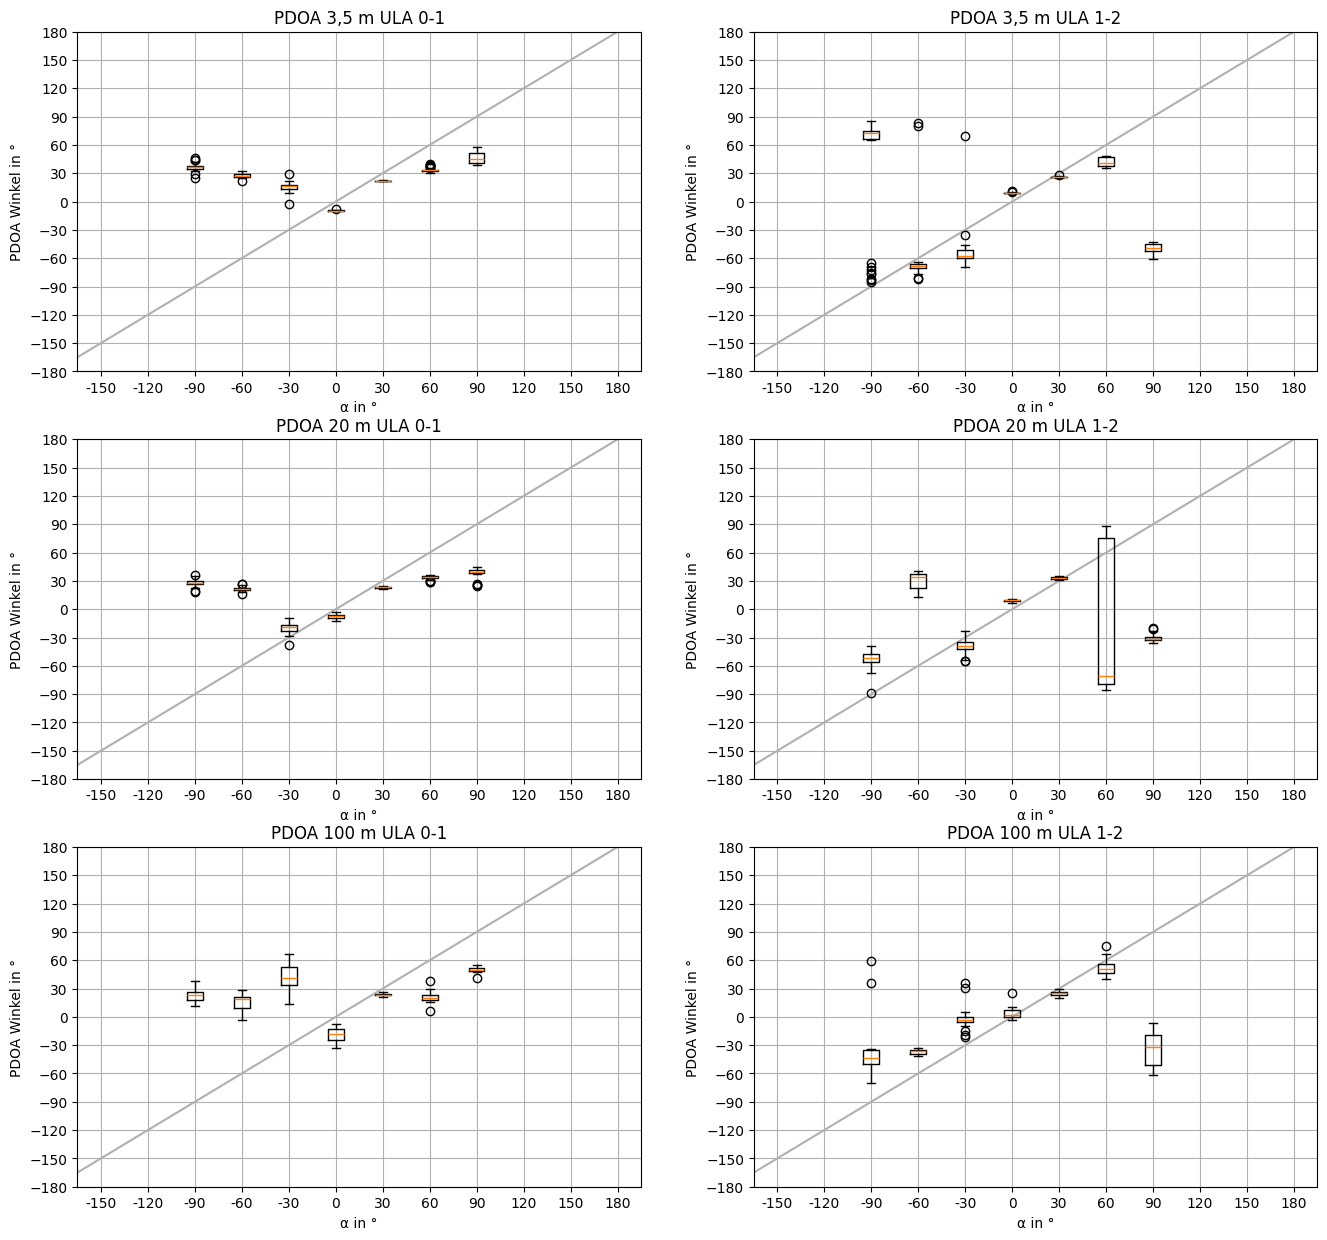
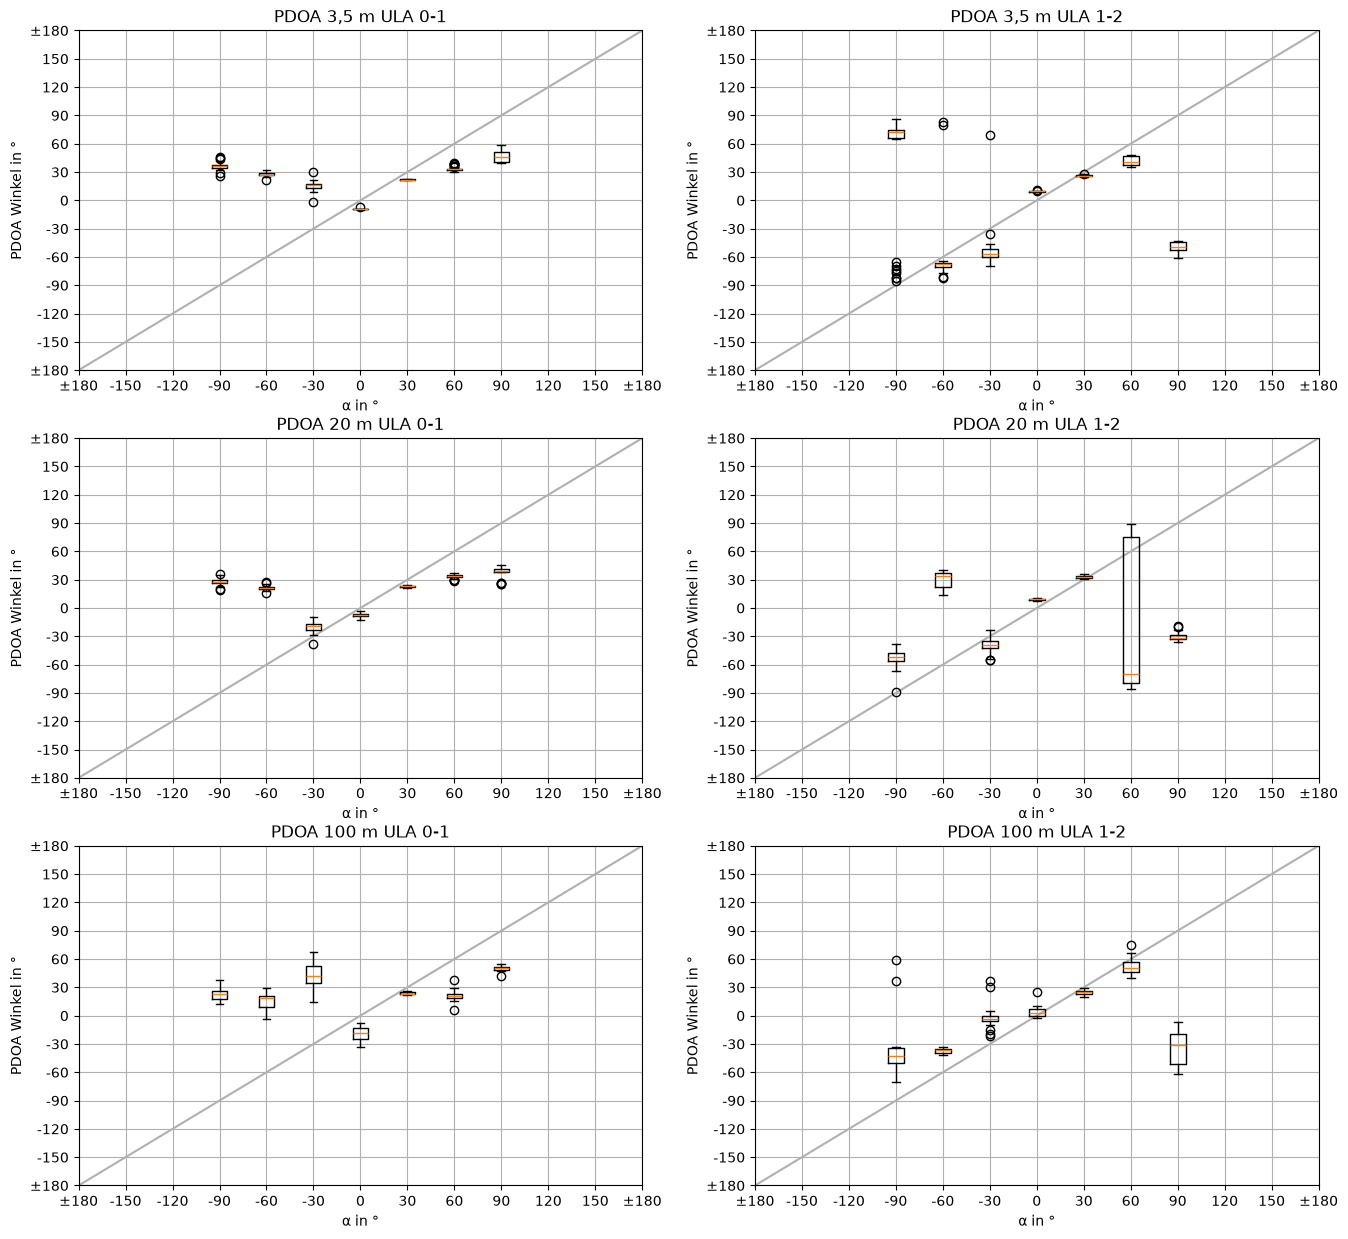
Unified diff of the notebook cell whose output changed from the first chart to the second:
--- before
+++ after
@@ -9,13 +9,12 @@
 uca_fig, uca_axs  = subplots(nrows=3)
 
+#
 for ax in list(ula_axs.flatten()) + list(uca_axs.flatten()):
-    ax: Axes
     ax.set_xlabel("α in °")
-    make_y_angle(ax, angles180)
+    ax.set_ylabel(f"PDOA Winkel in °")
+    ax.grid(True, which="major", axis="both")
     ax.plot(angles180, angles180, color='#b0b0b0')
-    ax.grid(True, which="major", axis="both")
-    ax.set_ylabel(f"PDOA Winkel in °")
 
-def boxplot_pdoa(ax: Axes, scenario: Scenario, column: str, mask=None, **kwargs):
+def boxplot_pdoa(ax: Axes, scenario: Scenario, column: str, mask=None, alpha_shift = 0, **kwargs):
     if 'title' in kwargs:
         ax.set_title(kwargs['title'])
@@ -26,14 +25,14 @@
         series = series.loc[series.index.isin(mask)]
 
-    alphas = series.index.unique()
-    batches = []
-    batch_stats = []
+    # Von den Datenpunkten den Median abziehen, dann den Boxplot berechnen
+    # Das verhindert, dass die Boxplots über die +-180° Grenze hinweg "springen"
+    alphas = np.array(series.index.unique())
+    stats = []
     medians = []
     for alpha in alphas:
         batch = series.loc[alpha]
-        batches.append(batch)
         median = batch.median()
         medians.append(median)
-        batch_stats.append(
+        stats.append(
             boxplot_stats(
                 wrap(
@@ -44,15 +43,19 @@
         )
 
-    for batch_stat, median in zip(batch_stats, medians):
-        for k in batch_stat.keys():
-            batch_stat[k] = (batch_stat[k] + median)
+    # Boxplot-stats wieder um den Median verschieben, damit die Boxplots an der richtigen Stelle liegen
+    for stat, median in zip(stats, medians):
+        for k in stat.keys():
+            stat[k] = stat[k] + median - alpha_shift
 
+    # zwei 360° verschobene kopien der Boxplots erstellen.
+    # für den fall, dass ein Whisker über die +-180° Grenze hinausgeht, sieht es dann
+    # optisch so aus, als würde der Whisker von der anderen Seite wiederkommen
     lower_batch_stat, upper_batch_stat = [], []
-    for batch_stat in batch_stats:
-        lower = batch_stat.copy()
-        upper = batch_stat.copy()
-        for k in batch_stat.keys():
-            lower[k] = batch_stat[k] - 360
-            upper[k] = batch_stat[k] + 360
+    for stat in stats:
+        lower = stat.copy()
+        upper = stat.copy()
+        for k in stat.keys():
+            lower[k] = stat[k] - 360
+            upper[k] = stat[k] + 360
         lower_batch_stat.append(lower)
         upper_batch_stat.append(upper)
@@ -67,4 +70,5 @@
 
     color = scenario.color()
+    alphas = wrap(alphas - alpha_shift)
     alpha = 1
     if 'color' in kwargs:
@@ -74,20 +78,9 @@
         alpha = kwargs['alpha']
         del kwargs['alpha']
-    ax.bxp(batch_stats,      positions=alphas, showfliers=True,  **kwargs)
+    ax.bxp(stats,            positions=alphas, showfliers=True,  **kwargs)
     if 'label' in kwargs:
         del kwargs['label']
     ax.bxp(lower_batch_stat, positions=alphas, showfliers=False, **kwargs)
     ax.bxp(upper_batch_stat, positions=alphas, showfliers=False, **kwargs)
-    return
-    patch_artist = True
-    boxes = ax.boxplot(batches, positions=alphas, patch_artist=patch_artist, **kwargs)
-    if patch_artist:
-        for patch in boxes['boxes']:
-            patch.set_facecolor(color)
-            patch.set_alpha(alpha)
-    else:
-        for _, line in boxes.items():
-            for l in line:
-                l.set_color(color)
 
 # ULA 3.5 m
@@ -101,12 +94,29 @@
 boxplot_pdoa(ula_axs[2,1], tests[2], 'pdoa12', title="PDOA 100 m ULA 1-2")
 # UCA
-boxplot_pdoa(uca_axs[0], tests[3], 'pdoa01', mask=ucaRange01   , color=uca_colors[0])
-boxplot_pdoa(uca_axs[1], tests[3], 'pdoa12', mask=ucaRange12[0], color=uca_colors[1])
-boxplot_pdoa(uca_axs[1], tests[3], 'pdoa12', mask=ucaRange12[1], color=uca_colors[1])
-boxplot_pdoa(uca_axs[2], tests[3], 'pdoa02', mask=ucaRange02   , color=uca_colors[2])
+boxplot_pdoa(uca_axs[0], tests[3], 'pdoa01', mask=ucaRange01   , alpha_shift= 60, color=uca_colors[0])
+boxplot_pdoa(uca_axs[1], tests[3], 'pdoa12', mask=ucaRange12[0], alpha_shift=180, color=uca_colors[1])
+boxplot_pdoa(uca_axs[1], tests[3], 'pdoa12', mask=ucaRange12[1], alpha_shift=180, color=uca_colors[1])
+boxplot_pdoa(uca_axs[2], tests[3], 'pdoa02', mask=ucaRange02   , alpha_shift=-60, color=uca_colors[2])
 
 for ax in list(ula_axs.flatten()) + list(uca_axs.flatten()):
-    make_x_angle(ax, angles180, 1)
-    # legend(ax)
+    make_x_angle(ax, angles180)
+    make_y_angle(ax, angles180)
+
+uca_axs[0].set_title("PDOA 20 m UCA 0-1")
+uca_axs[1].set_title("PDOA 20 m UCA 1-2")
+uca_axs[2].set_title("PDOA 20 m UCA 0-2")
+
+uca_shifts = [
+    (uca_axs[0], 60),
+    (uca_axs[1], 180),
+    (uca_axs[2], -60)
+]
+
+print(wrap(angles180))
+for uca_ax, alpha_shift in uca_shifts:
+    angles = wrap(angles180 + alpha_shift)
+    angles = ['±180' if a in (-180, 180) else str(a) for a in angles]
+    uca_ax.set_xticklabels(angles)
+    uca_ax.set_yticklabels(angles)    
 
 ula_fig.savefig("plots/PDOA_ULA_Boxplot.pdf", bbox_inches='tight')

Commit: pdoa boxplots alpha shift